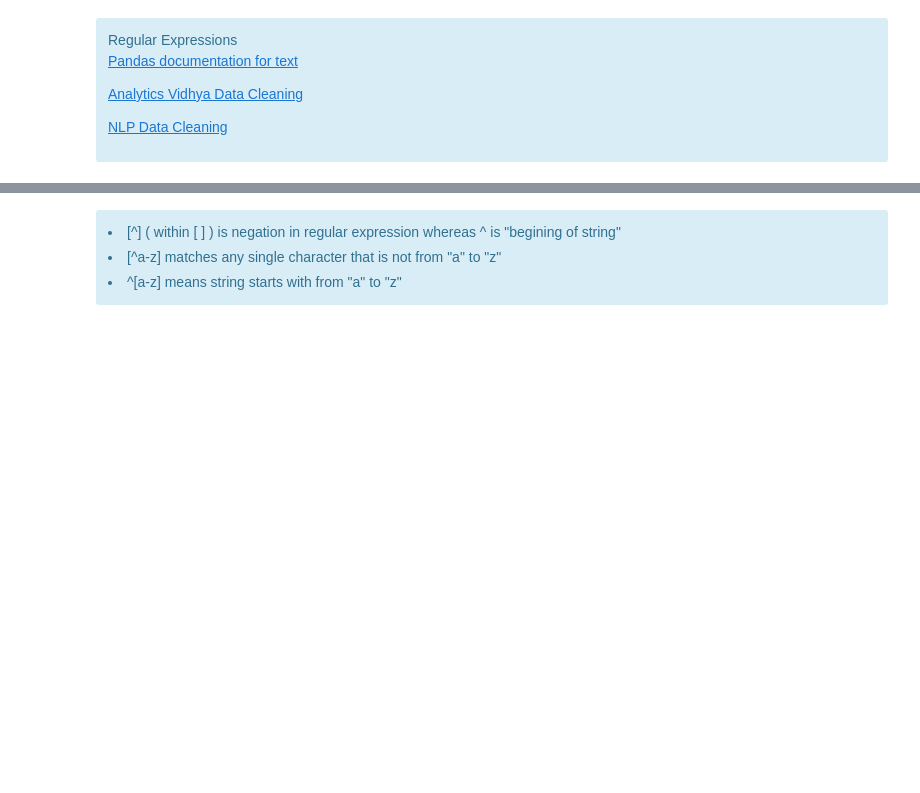
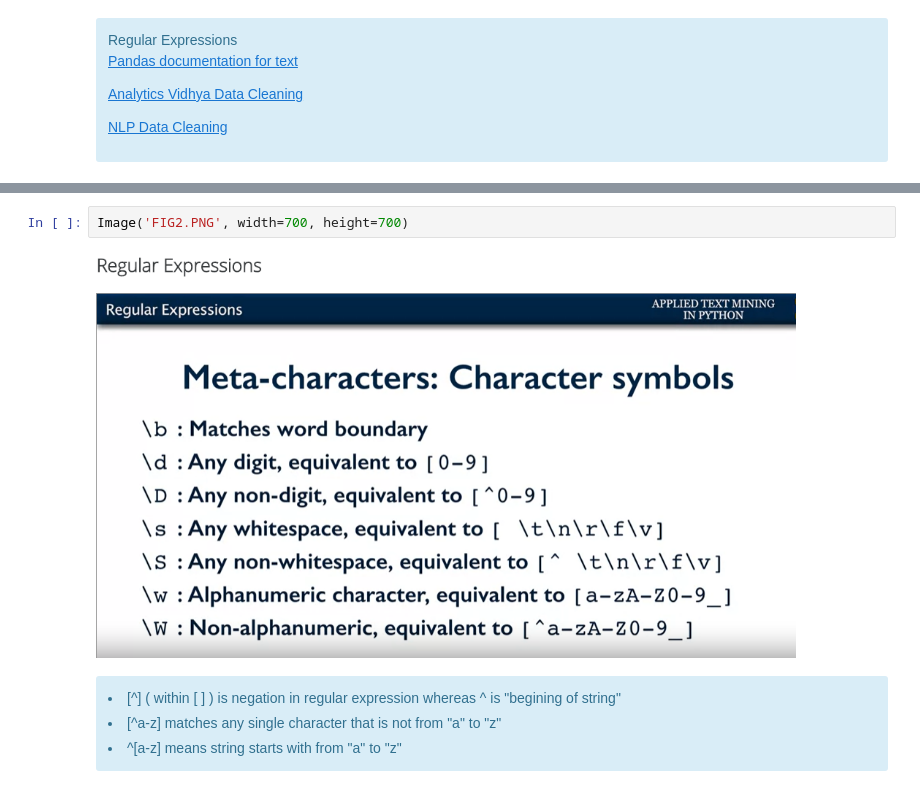
Before and after one commit to sjtalkar/StartHereTemplates, a Jupyter notebook: RegularExpressions.ipynb, the cells around one changed output, grey strips where cells are left out. Cells and saved outputs as stored; diff of their text form; blank space fills up the shorter version.

```diff
--- a/RegularExpressions.ipynb
+++ b/RegularExpressions.ipynb
@@ -13,3 +15,7 @@
+# %%
+Image('FIG2.PNG', width=700, height=700)
+# %% [output]
+[figure, added]
 # %% [markdown]
 
 <div class='alert alert-block alert-info'>
```
Also changed, not shown: parts of 25 cells of this notebook.
